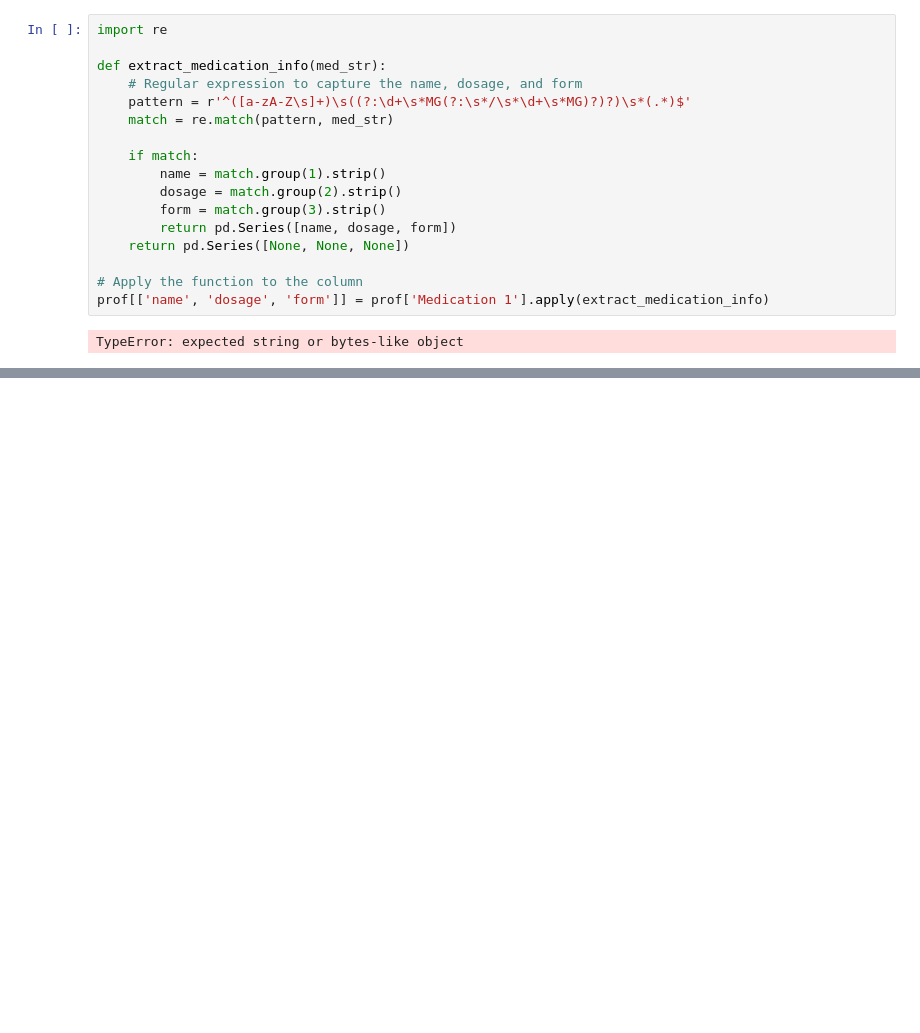
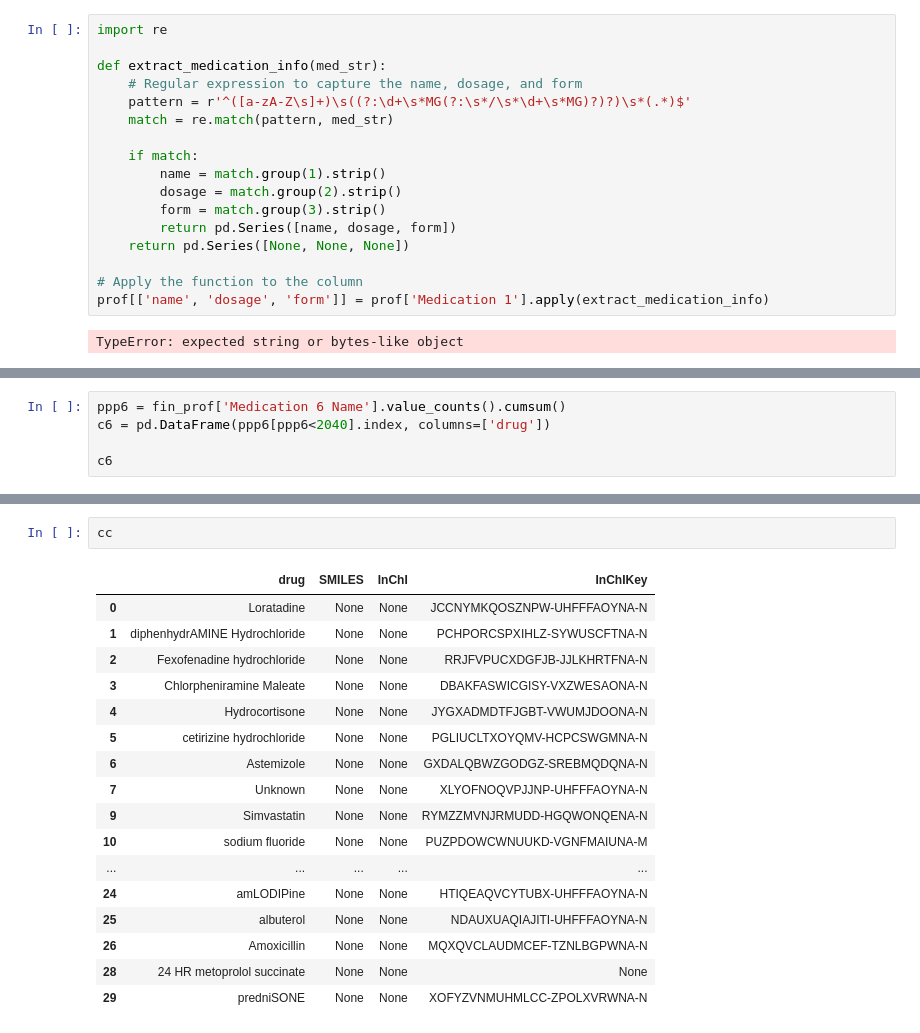
Before and after one commit to raynasser/MediSure, a Jupyter notebook: notebooks/ra | FooDru eda.ipynb, the cells around one changed output, grey strips where cells are left out. Drawn from its saved outputs; the diff is of its cells as text; blank space fills up the shorter version.

```diff
--- a/notebooks/ra | FooDru eda.ipynb
+++ b/notebooks/ra | FooDru eda.ipynb
@@ -1928,0 +2132,5 @@ TypeError: expected string or bytes-like object
+# %%
+ppp6 = fin_prof['Medication 6 Name'].value_counts().cumsum()
+c6 = pd.DataFrame(ppp6[ppp6<2040].index, columns=['drug'])
+
+c6
@@ -1928,0 +2240,20 @@ TypeError: expected string or bytes-like object
+# %%
+cc
+# %% [output]
+|  | drug | SMILES | InChI | InChIKey |
+| 0 | Loratadine | None | None | JCCNYMKQOSZNPW-UHFFFAOYNA-N |
+| 1 | diphenhydrAMINE Hydrochloride | None | None | PCHPORCSPXIHLZ-SYWUSCFTNA-N |
+| 2 | Fexofenadine hydrochloride | None | None | RRJFVPUCXDGFJB-JJLKHRTFNA-N |
+| 3 | Chlorpheniramine Maleate | None | None | DBAKFASWICGISY-VXZWESAONA-N |
+| 4 | Hydrocortisone | None | None | JYGXADMDTFJGBT-VWUMJDOONA-N |
+| 5 | cetirizine hydrochloride | None | None | PGLIUCLTXOYQMV-HCPCSWGMNA-N |
+| 6 | Astemizole | None | None | GXDALQBWZGODGZ-SREBMQDQNA-N |
+| 7 | Unknown | None | None | XLYOFNOQVPJJNP-UHFFFAOYNA-N |
+| 9 | Simvastatin | None | None | RYMZZMVNJRMUDD-HGQWONQENA-N |
+| 10 | sodium fluoride | None | None | PUZPDOWCWNUUKD-VGNFMAIUNA-M |
+| ... | ... | ... | ... | ... |
+| 24 | amLODIPine | None | None | HTIQEAQVCYTUBX-UHFFFAOYNA-N |
+| 25 | albuterol | None | None | NDAUXUAQIAJITI-UHFFFAOYNA-N |
+| 26 | Amoxicillin | None | None | MQXQVCLAUDMCEF-TZNLBGPWNA-N |
+| 28 | 24 HR metoprolol succinate | None | None | None |
+| 29 | predniSONE | None | None | XOFYZVNMUHMLCC-ZPOLXVRWNA-N |
```
Also changed, not shown: parts of 43 cells of this notebook, 3 other files.
